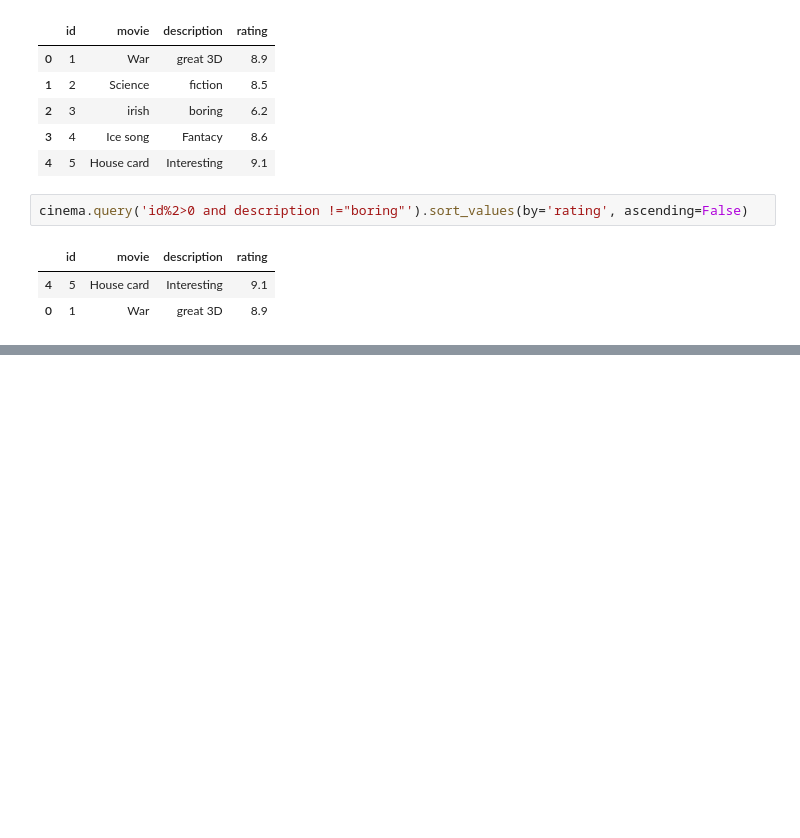
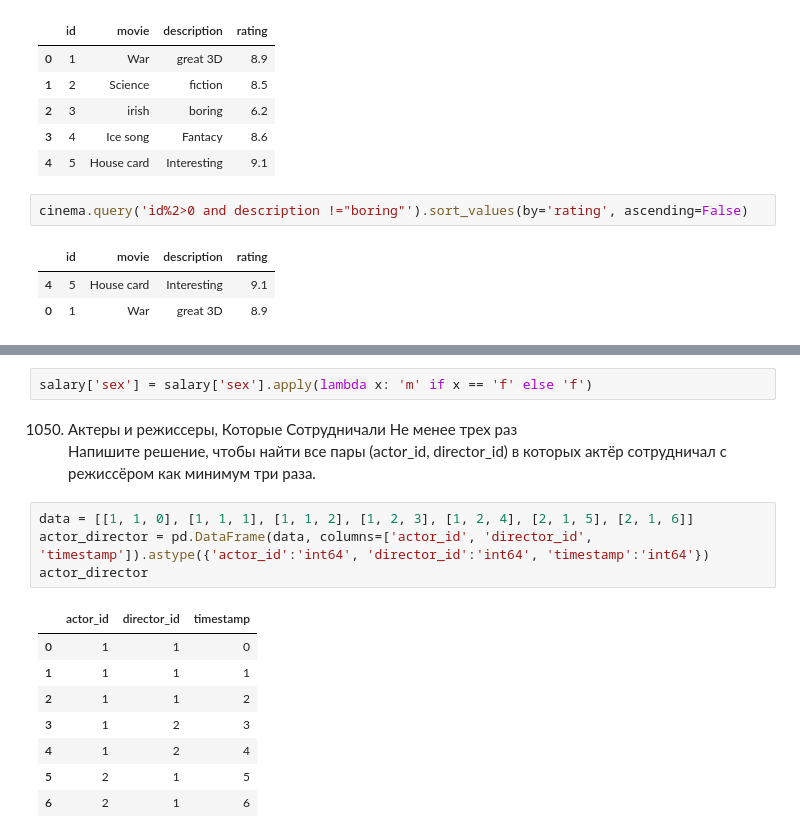
Before and after one commit to Praldmur/Tasks, a Jupyter notebook: Task_All.ipynb, the cells around one changed output, grey strips where cells are left out. Cells and saved outputs as stored; diff of their text form; blank space fills up the shorter version.

```diff
--- a/Task_All.ipynb
+++ b/Task_All.ipynb
@@ -436,0 +451,18 @@ cinema.query('id%2>0 and description !="boring"').sort_values(by='rating', ascen
+# %%
+salary['sex'] = salary['sex'].apply(lambda x: 'm' if x == 'f' else 'f')
+# %% [markdown]
+1050. Актеры и режиссеры, Которые Сотрудничали Не менее трех раз
+Напишите решение, чтобы найти все пары (actor_id, director_id) в которых актёр сотрудничал с режиссёром как минимум три раза.
+# %%
+data = [[1, 1, 0], [1, 1, 1], [1, 1, 2], [1, 2, 3], [1, 2, 4], [2, 1, 5], [2, 1, 6]]
+actor_director = pd.DataFrame(data, columns=['actor_id', 'director_id', 'timestamp']).astype({'actor_id':'int64', 'director_id':'int64', 'timestamp':'int64'})
+actor_director
+# %% [output]
+|  | actor_id | director_id | timestamp |
+| 0 | 1 | 1 | 0 |
+| 1 | 1 | 1 | 1 |
+| 2 | 1 | 1 | 2 |
+| 3 | 1 | 2 | 3 |
+| 4 | 1 | 2 | 4 |
+| 5 | 2 | 1 | 5 |
+| 6 | 2 | 1 | 6 |
```
Also changed, not shown: parts of 7 cells of this notebook, 3 other files.
